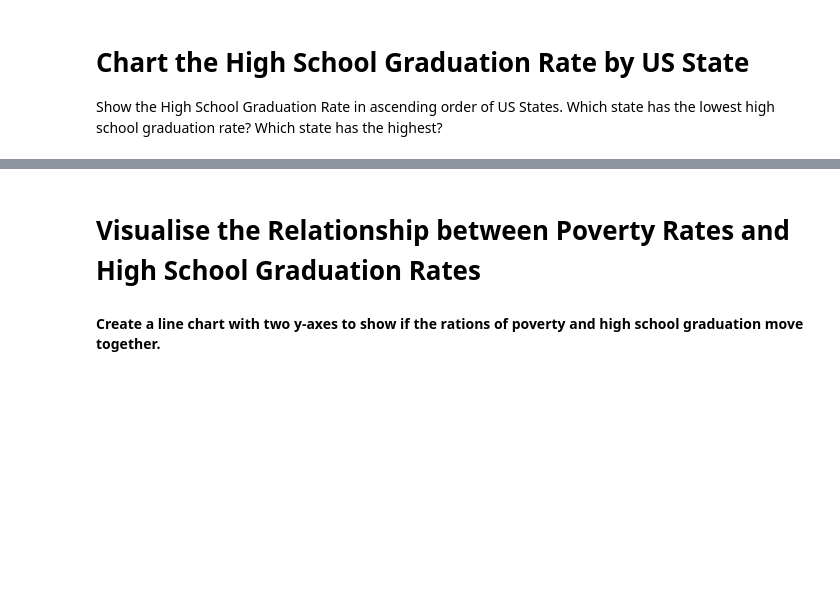
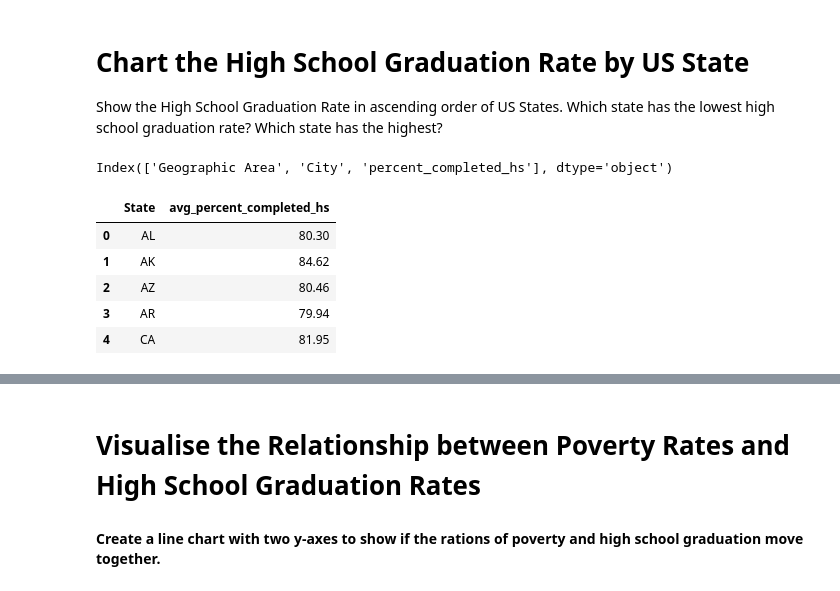
Before and after one commit to Davlatbek0710/Deaths-Data-Analysis, a Jupyter notebook: Fatal_Force.ipynb, the cells around one changed output, grey strips where cells are left out. Drawn from its saved outputs; the diff is of its cells as text; code cells hidden in the pictures; blank space fills up the shorter version.

```diff
--- a/Fatal_Force.ipynb
+++ b/Fatal_Force.ipynb
@@ -127,0 +191,19 @@ Show the High School Graduation Rate in ascending order of US States. Which stat
+# %%
+df_states = np.array(df_pct_completed_hs['Geographic Area'].unique())
+print(df_pct_completed_hs.columns)
+hsg_dict = {}
+for i in df_states:
+    avarage = math.floor(df_pct_completed_hs[df_pct_completed_hs['Geographic Area'] == i]['percent_completed_hs'].mean() * 100) / 100
+    hsg_dict[i] = avarage
+avg_hsg_df = pd.DataFrame.from_dict(hsg_dict, orient="index", columns=["avg_percent_completed_hs"])
+avg_hsg_df.reset_index(inplace=True)
+avg_hsg_df.rename(columns={"index": "State"}, inplace=True)
+avg_hsg_df.head(5)
+# %% [output]
+Index(['Geographic Area', 'City', 'percent_completed_hs'], dtype='object')
+|  | State | avg_percent_completed_hs |
+| 0 | AL | 80.30 |
+| 1 | AK | 84.62 |
+| 2 | AZ | 80.46 |
+| 3 | AR | 79.94 |
+| 4 | CA | 81.95 |
```
Also changed, not shown: parts of 8 cells of this notebook.
